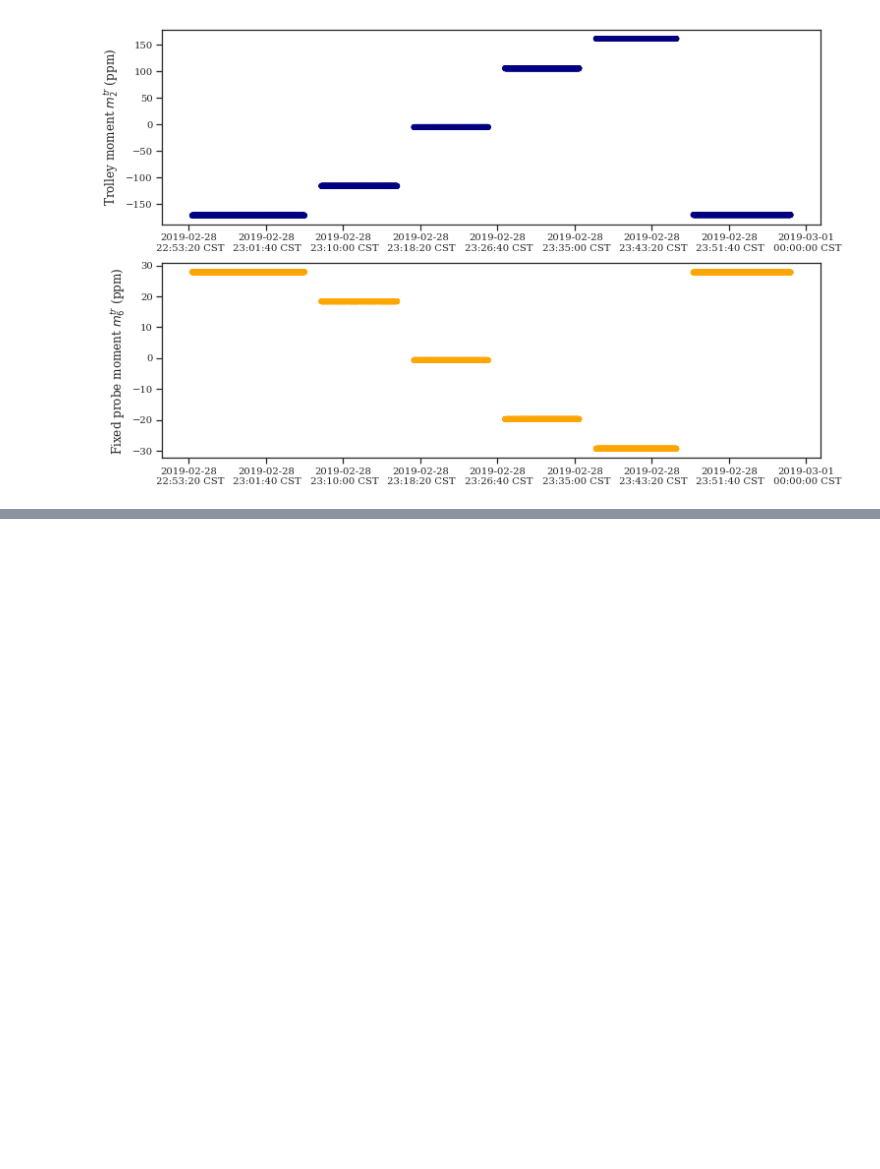
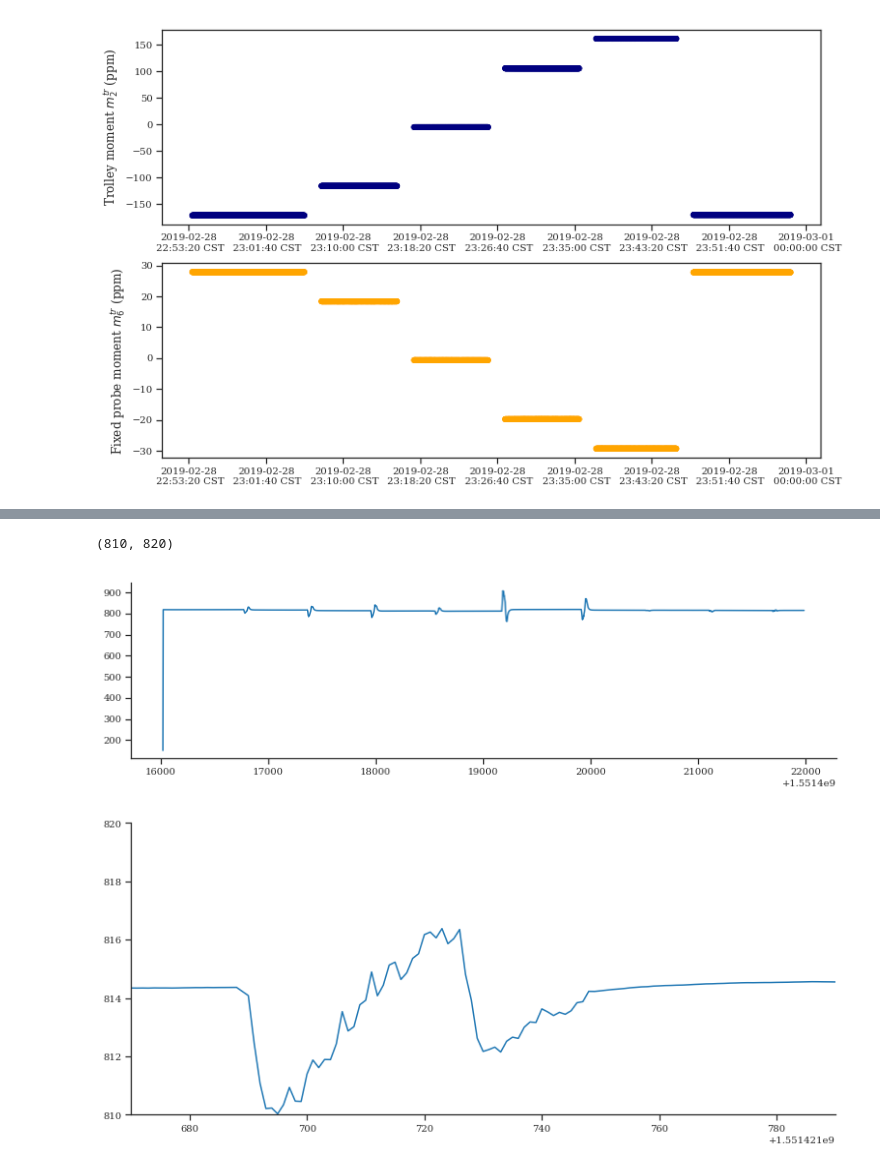
Before and after one commit to aetb/trfp, a Jupyter notebook: SCC_study_analysis.ipynb, the cells around one changed output, grey strips where cells are left out. Drawn from its saved outputs; the diff is of its cells as text; code cells hidden in the pictures; blank space fills up the shorter version.

```diff
--- a/SCC_study_analysis.ipynb
+++ b/SCC_study_analysis.ipynb
@@ -352,17 +363,21 @@ print std_err
 # %%
-fg1 = sns.relplot(data=tr6267.moment_df['tr,m1']/61.79,kind='line')
+fg1 = sns.relplot(data=tr6267_moment_df['tr,m1']/61.79,kind='line')
 fig1 = plt.gcf()
 fig1.set_size_inches(12,3)
 
-fg2 = sns.relplot(data=tr6267.moment_df['tr,m1']/61.79,kind='line')
+fg2 = sns.relplot(data=tr6267_moment_df['tr,m1']/61.79,kind='line')
 fig2 = plt.gcf()
 fig2.set_size_inches(12,5)
 
 offset = 1.5514e9
 
 plt.xlim(offset+21670,offset+21790)
 plt.ylim(810,820)
 
 
 # fig2 = sns.relplot(data=tr6271.moment_df['st30,m1']/61.79,kind='line')
+# %% [output]
+(810, 820)
+[figure, added]
+[figure, added]
 # %%
```
Also changed, not shown: parts of 13 cells of this notebook, 13 other files.
